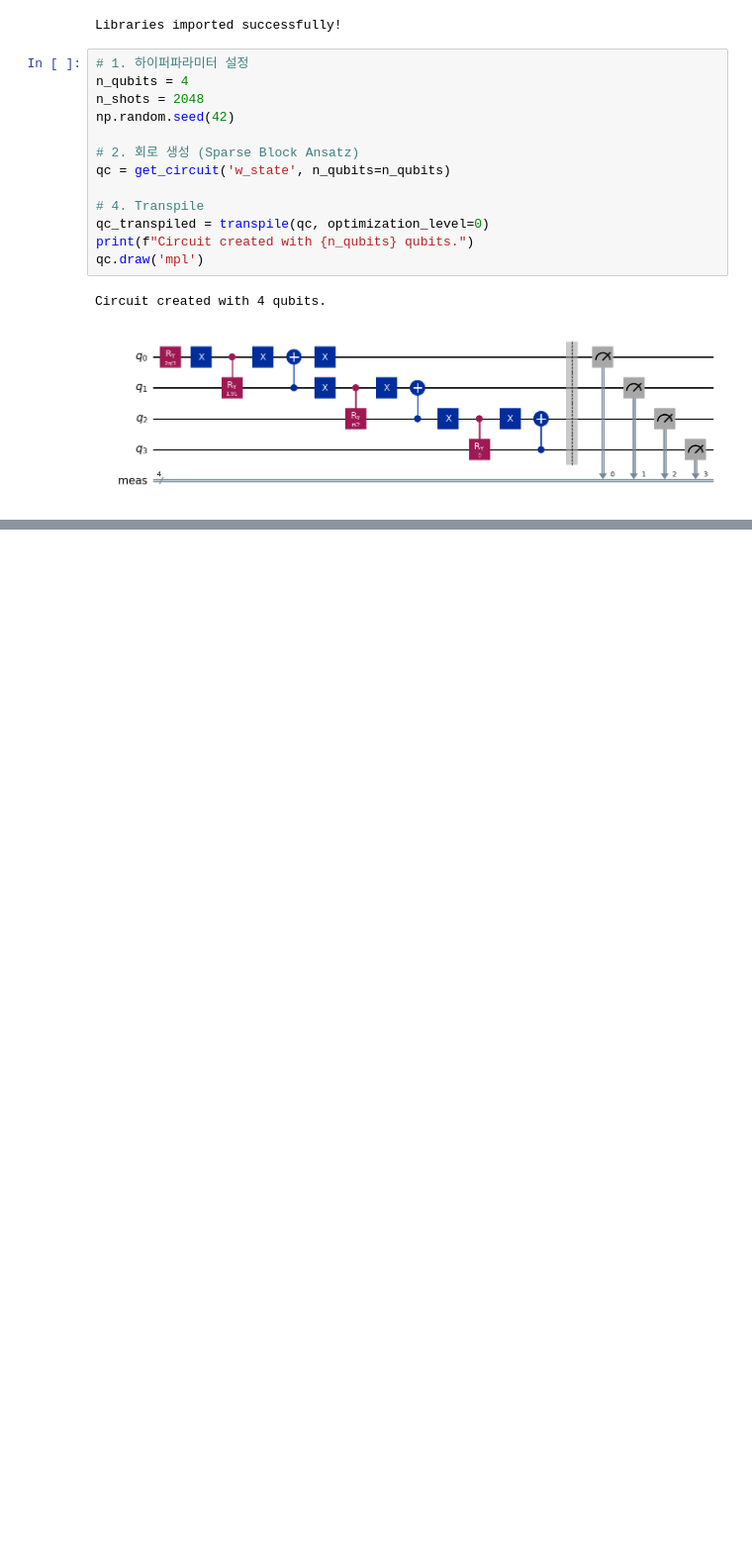
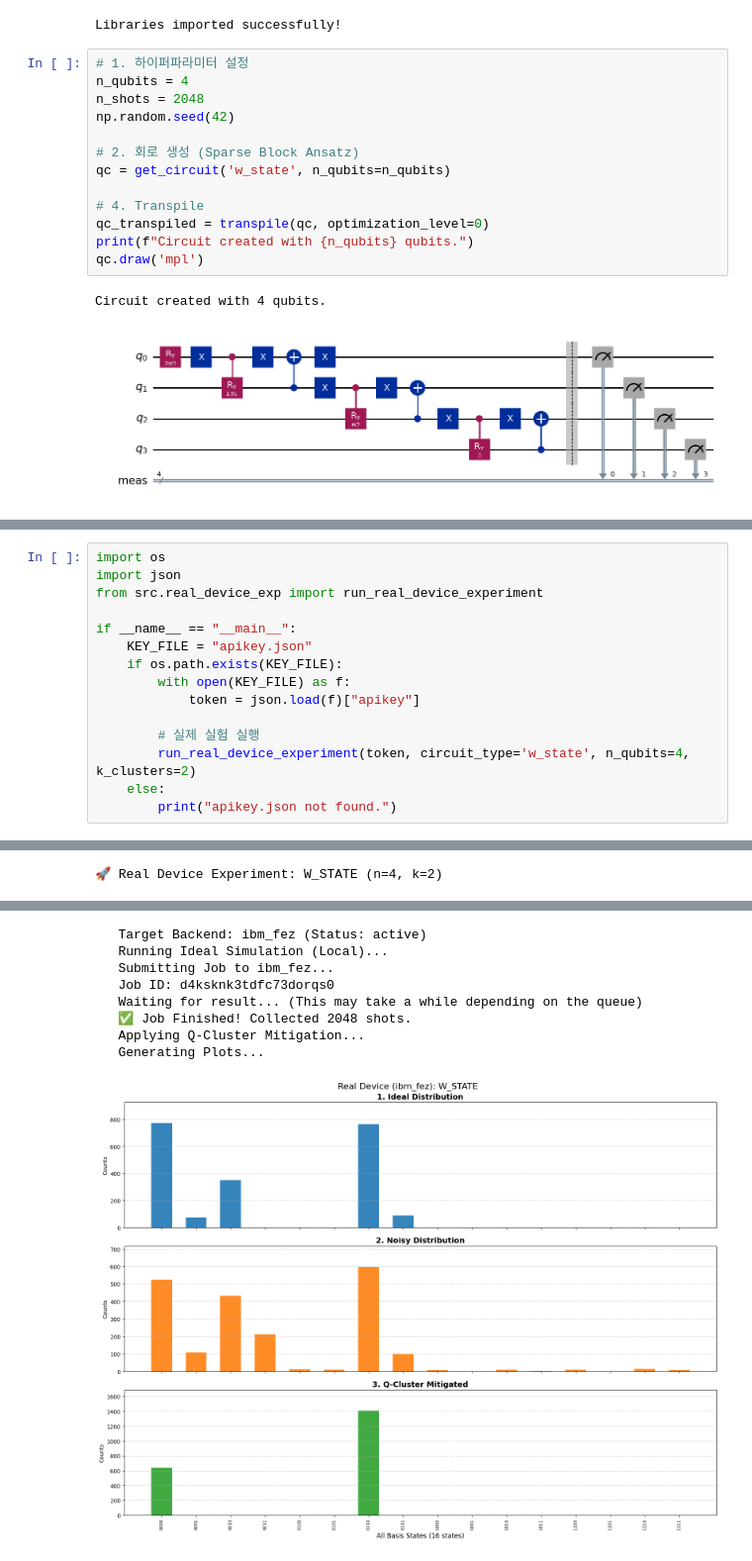
Before and after one commit to Jongseok103/Q-Cluster-Mitigation, a Jupyter notebook: demo.ipynb, the cells around one changed output, grey strips where cells are left out. Shown at 99% size. Cells and saved outputs as stored; diff of their text form; blank space fills up the shorter version.

```diff
--- a/demo.ipynb
+++ b/demo.ipynb
@@ -96,0 +105,16 @@ plot_pca_clusters(bitstrings_noisy, centroids, counts_noisy, n_qubits)
+# %%
+import os
+import json
+from src.real_device_exp import run_real_device_experiment
+
+if __name__ == "__main__":
+    KEY_FILE = "apikey.json"
+    if os.path.exists(KEY_FILE):
+        with open(KEY_FILE) as f:
+            token = json.load(f)["apikey"]
+
+        # 실제 실험 실행
+        run_real_device_experiment(token, circuit_type='w_state', n_qubits=4, k_clusters=2)
+    else:
+        print("apikey.json not found.")
+# %% [output]
@@ -96,0 +122 @@ plot_pca_clusters(bitstrings_noisy, centroids, counts_noisy, n_qubits)
+🚀 Real Device Experiment: W_STATE (n=4, k=2)
@@ -96,0 +126,9 @@ plot_pca_clusters(bitstrings_noisy, centroids, counts_noisy, n_qubits)
+   Target Backend: ibm_fez (Status: active)
+   Running Ideal Simulation (Local)...
+   Submitting Job to ibm_fez...
+   Job ID: d4ksknk3tdfc73dorqs0
+   Waiting for result... (This may take a while depending on the queue)
+   ✅ Job Finished! Collected 2048 shots.
+   Applying Q-Cluster Mitigation...
+   Generating Plots...
+[figure, added]
```
Also changed, not shown: parts of 7 cells of this notebook, 4 other files.
